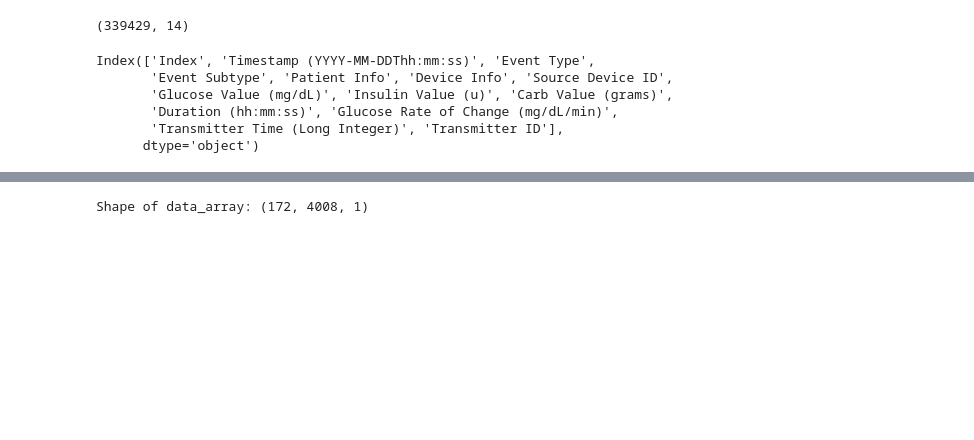
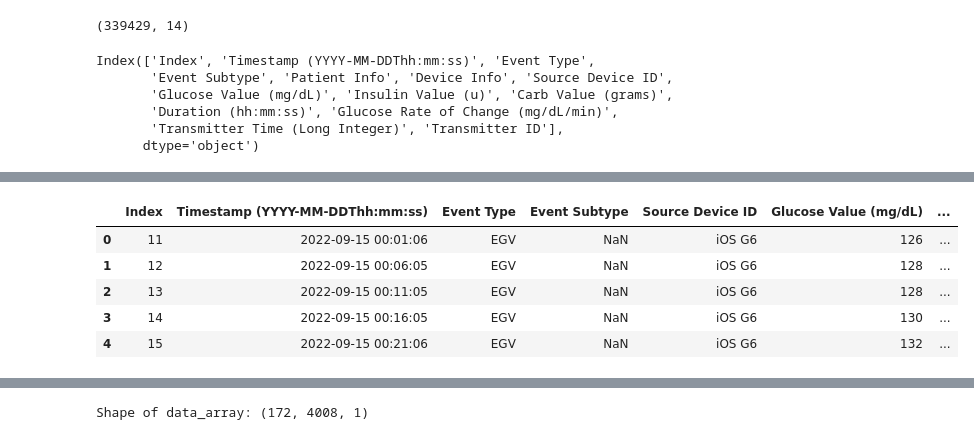
Before and after one commit to rjaisinghani99/blood_glucose_forecaster, a Jupyter notebook: Project_Milestone.ipynb, the cells around one changed output, grey strips where cells are left out. Cells and saved outputs as stored; diff of their text form; code cells hidden in the pictures; blank space fills up the shorter version.

```diff
--- a/Project_Milestone.ipynb
+++ b/Project_Milestone.ipynb
@@ -33,8 +12,7 @@ Mounted at /content/drive
 # %%
-rhea_path = '/content/drive/MyDrive/FinalProject/Dexcom Data/'
-# lauren_path = '/content/gdrive/MyDrive/STAT5243/FinalProject/Dexcom Data/'
+path = '/Users/laurenbeede/Google Drive/My Drive/STAT5243/FinalProject/Dexcom Data/'
 
-csv_files = glob.glob(rhea_path + '*.csv')
+csv_files = glob.glob(path + '*.csv')
 
 df_list = []
 
@@ -73,0 +42,14 @@ dexcom_df.head()
+# %%
+dexcom_df['Timestamp (YYYY-MM-DDThh:mm:ss)'] = pd.to_datetime(dexcom_df['Timestamp (YYYY-MM-DDThh:mm:ss)'])
+dexcom_df['Glucose Value (mg/dL)'] = dexcom_df['Glucose Value (mg/dL)'].astype(int)
+cols_to_drop = ['Patient Info', 'Device Info', 'Duration (hh:mm:ss)', 'Carb Value (grams)', 'Insulin Value (u)','Glucose Rate of Change (mg/dL/min)']
+for col in cols_to_drop:
+    dexcom_df = dexcom_df.drop(col, axis=1)
+dexcom_df.head()
+# %% [output]
+|  | Index | Timestamp (YYYY-MM-DDThh:mm:ss) | Event Type | Event Subtype | Source Device ID | Glucose Value (mg/dL) | ... |
+| 0 | 11 | 2022-09-15 00:01:06 | EGV | NaN | iOS G6 | 126 | ... |
+| 1 | 12 | 2022-09-15 00:06:05 | EGV | NaN | iOS G6 | 128 | ... |
+| 2 | 13 | 2022-09-15 00:11:05 | EGV | NaN | iOS G6 | 128 | ... |
+| 3 | 14 | 2022-09-15 00:16:05 | EGV | NaN | iOS G6 | 130 | ... |
+| 4 | 15 | 2022-09-15 00:21:06 | EGV | NaN | iOS G6 | 132 | ... |
```
Also changed, not shown: parts of 14 cells of this notebook.
